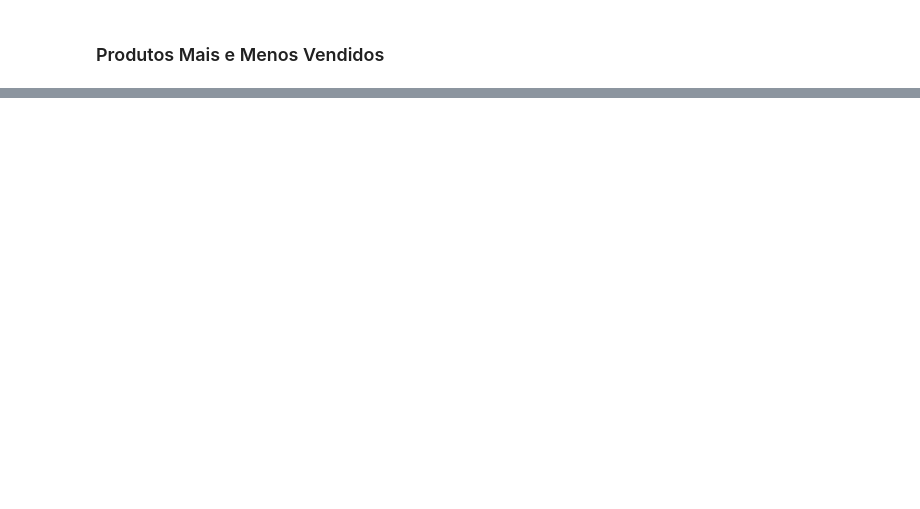
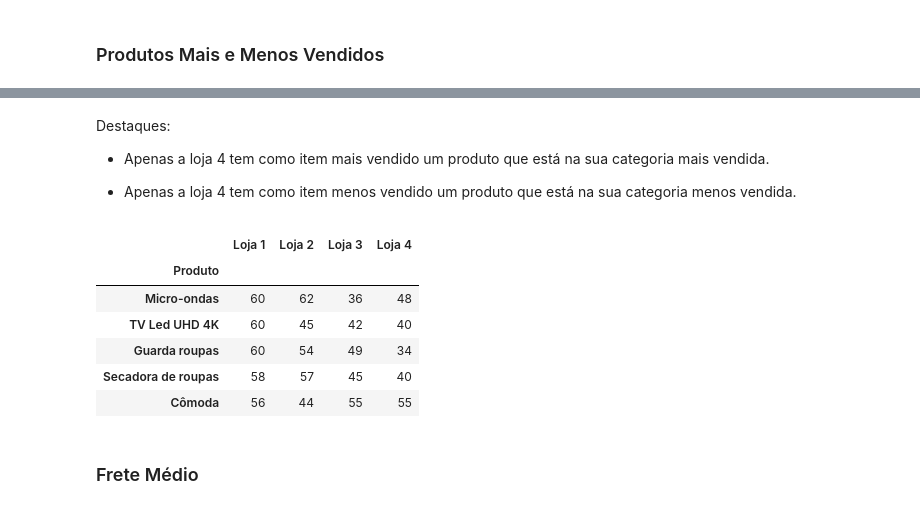
Before and after one commit to Viterb01/Challenge-Alura-Store-One, a Jupyter notebook: AluraStoreBrasil.ipynb, the cells around one changed output, grey strips where cells are left out. Drawn from its saved outputs; the diff is of its cells as text; code cells hidden in the pictures; blank space fills up the shorter version.

```diff
--- a/AluraStoreBrasil.ipynb
+++ b/AluraStoreBrasil.ipynb
@@ -300,0 +337,17 @@ Destaque: A loja 3 é a com a melhor avaliação $0,8\%$ acima da média das mé
+# %% [markdown]
+Destaques:
+- Apenas a loja 4 tem como item mais vendido um produto que está na sua categoria mais vendida.
+
+- Apenas a loja 4 tem como item menos vendido um produto que está na sua categoria menos vendida.
+# %%
+dfContagemProdutos.head()
+# %% [output]
+|  | Loja 1 | Loja 2 | Loja 3 | Loja 4 |
+| Produto |  |  |  |  |
+| Micro-ondas | 60 | 62 | 36 | 48 |
+| TV Led UHD 4K | 60 | 45 | 42 | 40 |
+| Guarda roupas | 60 | 54 | 49 | 34 |
+| Secadora de roupas | 58 | 57 | 45 | 40 |
+| Cômoda | 56 | 44 | 55 | 55 |
+# %% [markdown]
+### Frete Médio
```
Also changed, not shown: parts of 3 cells of this notebook, 6 other files.
